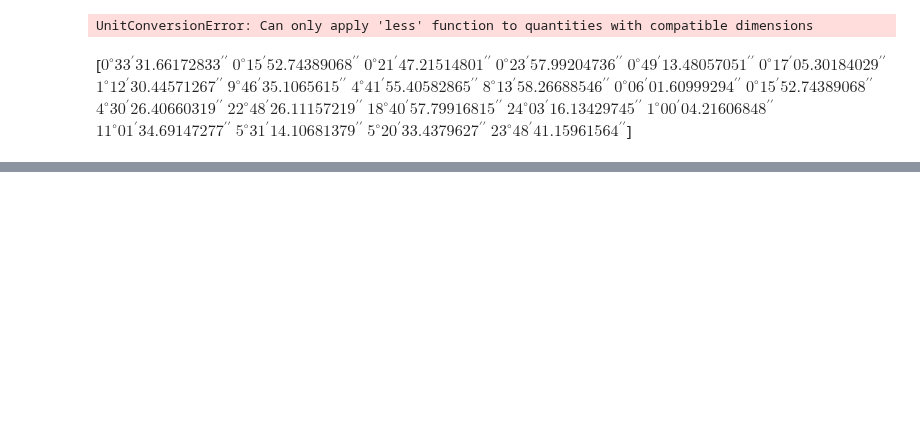
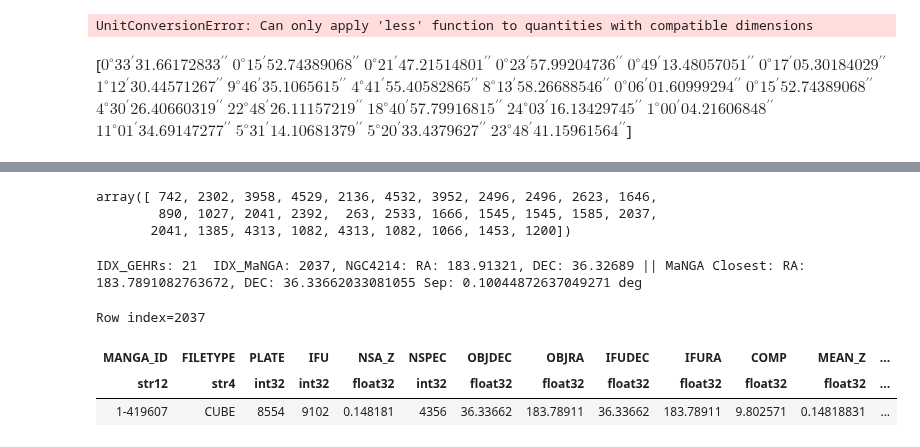
Before and after one commit to hol1m4n/HIIGalaxies, a Jupyter notebook: SPS/Object_Finder.ipynb, the cells around one changed output, grey strips where cells are left out. Saved outputs shown, nothing was run; the diff lists cells and outputs as text; code cells hidden in the pictures; blank space fills up the shorter version.

```diff
--- a/SPS/Object_Finder.ipynb
+++ b/SPS/Object_Finder.ipynb
@@ -761,0 +838,12 @@ d2d
+# %%
+home = os.path.expanduser("~") + '/'
+file="speczall-v2_4_3.fits"
+local_file = os.path.join(home + "DataHII/",file)
+
+M = fits.open(local_file)
+
+M.info()
+
+T_manga = Table.read(M[1])
+T_manga = T_manga[T_manga['FILETYPE'] == 'CUBE']
+T_manga
@@ -761,0 +895,19 @@ d2d
+# %%
+idx
+# %% [output]
+array([ 742, 2302, 3958, 4529, 2136, 4532, 3952, 2496, 2496, 2623, 1646,
+        890, 1027, 2041, 2392,  263, 2533, 1666, 1545, 1545, 1585, 2037,
+       2041, 1385, 4313, 1082, 4313, 1082, 1066, 1453, 1200])
+# %%
+for i in range(len(idx)):
+    if (d2d[i] < (0.2 * u.degree)):
+        print(f"IDX_GEHRs: {i}  IDX_MaNGA: {idx[i]}, {GEHRs_frame['OBJ'][i]}: RA: {GEHRs_frame['RA'][i]}, DEC: {GEHRs_frame['DEC'][i]} || MaNGA Closest: RA: {T_manga['OBJRA'][idx[i]]}, DEC: {T_manga['OBJDEC'][idx[i]]} Sep: {d2d[i]}")
+# %% [output]
+IDX_GEHRs: 21  IDX_MaNGA: 2037, NGC4214: RA: 183.91321, DEC: 36.32689 || MaNGA Closest: RA: 183.7891082763672, DEC: 36.33662033081055 Sep: 0.10044872637049271 deg
+# %%
+T_manga[2037]
+# %% [output]
+Row index=2037
+| MANGA_ID | FILETYPE | PLATE | IFU | NSA_Z | NSPEC | OBJDEC | OBJRA | IFUDEC | IFURA | COMP | MEAN_Z | ... |
+| str12 | str4 | int32 | int32 | float32 | int32 | float32 | float32 | float32 | float32 | float32 | float32 | ... |
+| 1-419607 | CUBE | 8554 | 9102 | 0.148181 | 4356 | 36.33662 | 183.78911 | 36.33662 | 183.78911 | 9.802571 | 0.14818831 | ... |
```
Also changed, not shown: parts of 16 cells of this notebook, 3 other files.
